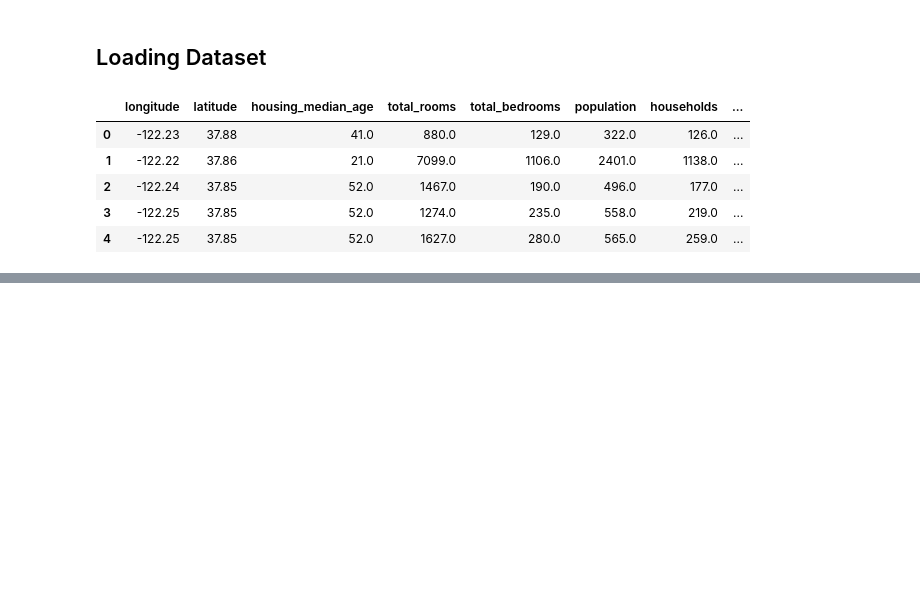
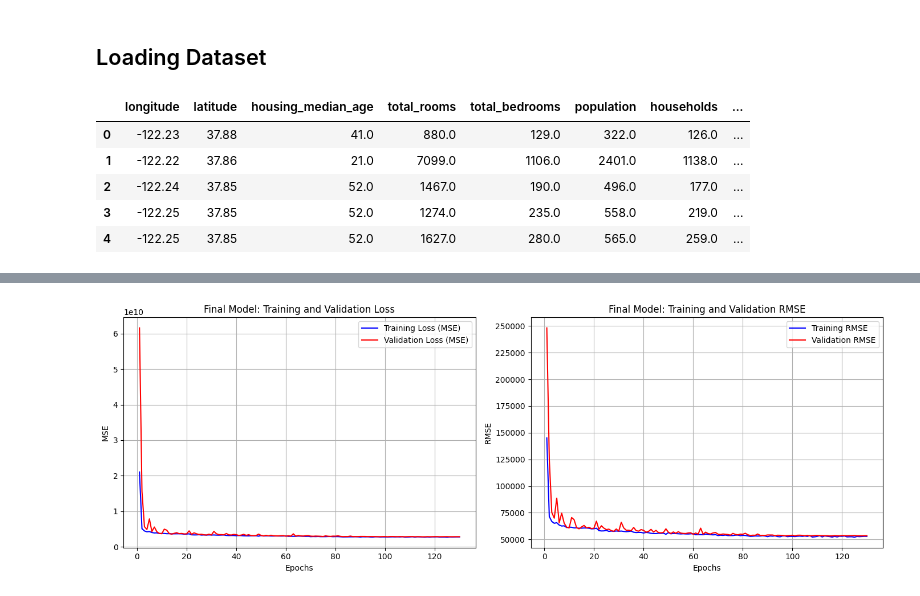
Before and after one commit to KavyaJP/Neural-Networks, a Jupyter notebook: california_housing.ipynb, the cells around one changed output, grey strips where cells are left out. Cells and saved outputs as stored; diff of their text form; code cells hidden in the pictures; blank space fills up the shorter version.

```diff
--- a/california_housing.ipynb
+++ b/california_housing.ipynb
@@ -84,0 +709,12 @@ df_og.head()
+# %%
+y_pred = best_lgbm.predict(X_test)
+
+r2_xgb = r2_score(y_test, y_pred)
+
+rmse_xgb = root_mean_squared_error(y_test, y_pred)
+
+print("=" * 40)
+print(f"Best LightGBM pipeline Score")
+print(f"R2 Score: {r2_xgb}")
+print(f"RMSE    : {rmse_xgb}")
+print("=" * 40)
@@ -84,0 +731,6 @@ df_og.head()
+# %%
+X_train_nn = nn_preprocessor.fit_transform(X_train)
+X_test_nn = nn_preprocessor.transform(X_test)
+
+input_shape = X_train_nn.shape[1]
+print(f"input_shape: {input_shape}")
@@ -84,0 +888,68 @@ df_og.head()
+# %%
+best_opt = CV_Results.iloc[0]["Optimizer"]
+best_lr = CV_Results.iloc[0]["LR"]
+best_bs = CV_Results.iloc[0]["BS"]
+
+print(f"\nTraining Final Model with {best_opt}, LR: {best_lr}, Batch: {best_bs}...")
+
+keras.backend.clear_session()
+final_model = build_model(input_shape, best_opt, best_lr)
+
+final_callbacks = [
+    EarlyStopping(
+        monitor="val_loss", patience=15, restore_best_weights=True, verbose=1
+    ),
+    ReduceLROnPlateau(
+        monitor="val_loss", factor=0.5, patience=7, min_lr=1e-7, verbose=1
+    ),
+]
+
+final_history = final_model.fit(
+    X_train_nn,
+    y_train_arr,
+    validation_split=0.2,
+    epochs=150,
+    batch_size=int(best_bs),
+    callbacks=final_callbacks,
+    verbose=1,
+)
+
+
+def plot_final_performance(history):
+    loss = history.history["loss"]
+    val_loss = history.history["val_loss"]
+
+    # Calculate log-scale RMSE directly from the MSE loss
+    rmse = np.sqrt(loss)
+    val_rmse = np.sqrt(val_loss)
+
+    epochs = range(1, len(loss) + 1)
+
+    plt.figure(figsize=(14, 5))
+
+    # Loss Plot (MSE)
+    plt.subplot(1, 2, 1)
+    plt.plot(epochs, loss, "b", label="Training Loss (MSE)")
+    plt.plot(epochs, val_loss, "r", label="Validation Loss (MSE)")
+    plt.title("Final Model: Training and Validation Loss")
+    plt.xlabel("Epochs")
+    plt.ylabel("MSE")
+    plt.legend()
+    plt.grid(True)
+
+    # RMSE Plot
+    plt.subplot(1, 2, 2)
+    plt.plot(epochs, rmse, "b", label="Training RMSE")
+    plt.plot(epochs, val_rmse, "r", label="Validation RMSE")
+    plt.title("Final Model: Training and Validation RMSE")
+    plt.xlabel("Epochs")
+    plt.ylabel("RMSE")
+    plt.legend()
+    plt.grid(True)
+
+    plt.tight_layout()
+    plt.show()
+
+
+plot_final_performance(final_history)
+# %% [output]
@@ -84,0 +973 @@ df_og.head()
+[figure, added]
```
Also changed, not shown: parts of 63 cells of this notebook, 3 other files.
